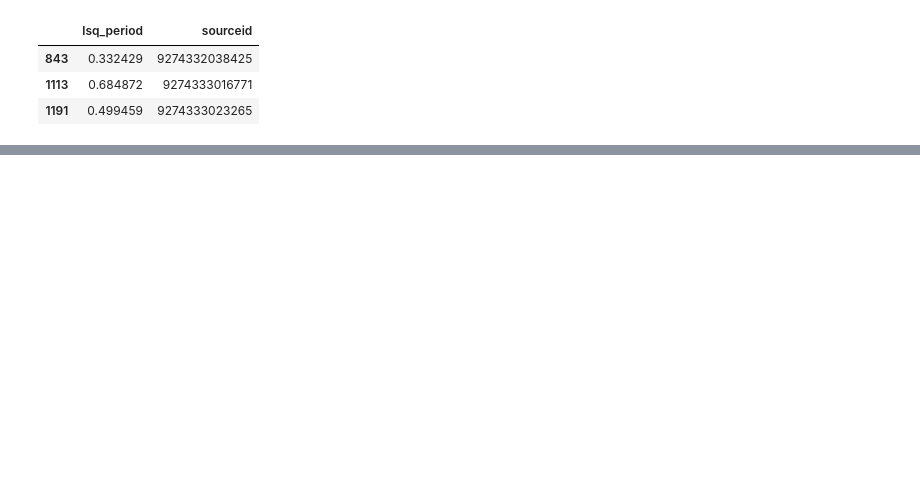
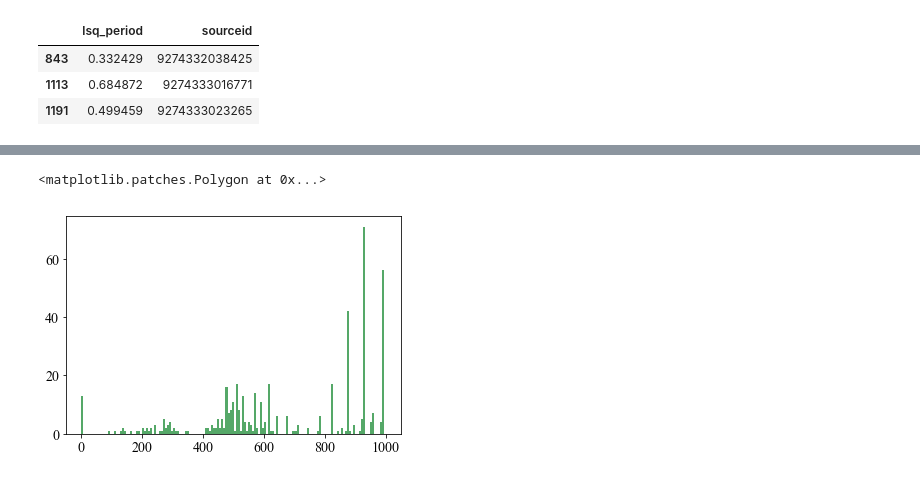
Before and after one commit to thomasmolnar/virac_classifier, a Jupyter notebook: plots/ConfusionMatrix-nofap.ipynb, the cells around one changed output, grey strips where cells are left out. Saved outputs shown, nothing was run; the diff lists cells and outputs as text; code cells hidden in the pictures; blank space fills up the shorter version.

```diff
--- a/plots/ConfusionMatrix-nofap.ipynb
+++ b/plots/ConfusionMatrix-nofap.ipynb
@@ -1327,3 +1359,6 @@ tt_new[['lsq_period','sourceid']][tt_new['class']=='RRab']
 | 843 | 0.332429 | 9274332038425 |
 | 1113 | 0.684872 | 9274333016771 |
 | 1191 | 0.499459 | 9274333023265 |
+# %%
+tt = pd.read_csv('/local/scratch_2/jls/virac_classifier/results/edr3_SJ_noalias/results_7380776_test.csv.tar.gz')
+ttO = pd.read_csv('../results_7380776_test.csv.tar.gz')
@@ -1329,0 +1385,20 @@ tt_new[['lsq_period','sourceid']][tt_new['class']=='RRab']
+# %%
+plt.hist(tt['lsq_period'][(tt['class']!='CONST')&(tt['prob_nofap']>0.9)],bins=150,range=[0.,1000.]);
+
+plt.hist(tt['lsq_period'][(tt['class']!='CONST')&(tt['prob']>0.9)],bins=150,range=[0.,1000.]);
+
+
+# plt.hist(ttO['lsq_period'][(ttO['class']=='RRab')&(ttO['prob']>0.9)],bins=150,range=[0.,1.]);
+
+# plt.axvspan(0.9999-1./365.,0.9999+1./365.,alpha=0.2)
+# plt.axvspan(0.9972-1./365.,0.9972+1./365.,alpha=0.2)
+
+
+plt.axvspan(0.9999-0.005,0.9999+0.005,alpha=0.2)
+plt.axvspan(0.9972-0.005,0.9972+0.005,alpha=0.2)
+
+plt.axvspan(0.9999/2.-0.005,0.9999/2.+0.005,alpha=0.2)
+plt.axvspan(0.9972/2.-0.005,0.9972/2.+0.005,alpha=0.2)
+# %% [output]
+<matplotlib.patches.Polygon at 0x...>
+[figure, added]
```
Also changed, not shown: parts of 30 cells of this notebook, 12 other files.
